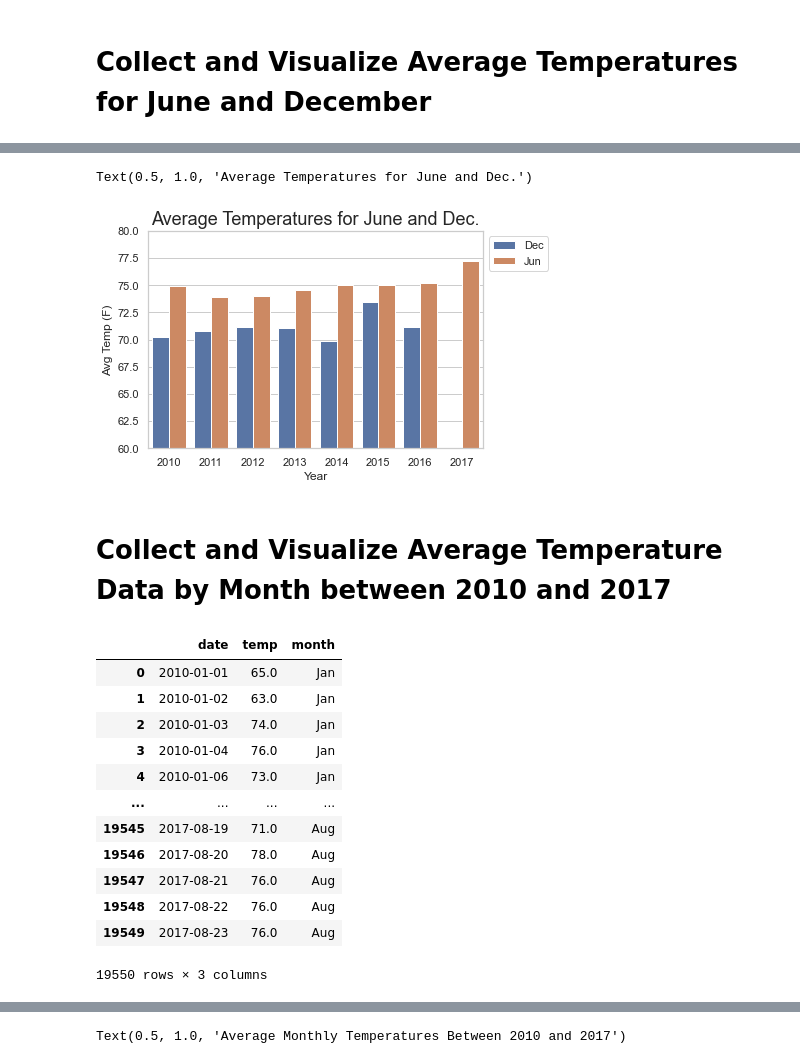
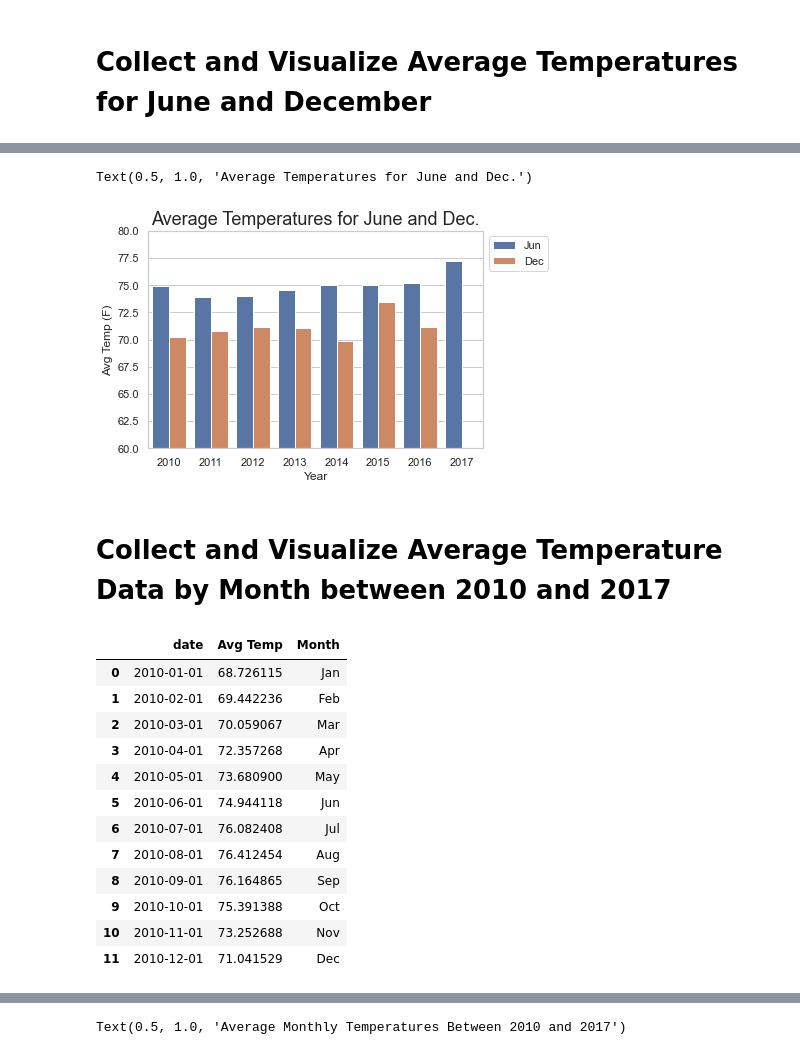
Before and after one commit to wattsr1/Surf-Ice-Cream-Shop-Analysis, a Jupyter notebook: SurfsUp_Challenge.ipynb, the cells around one changed output, grey strips where cells are left out. Drawn from its saved outputs; the diff is of its cells as text; code cells hidden in the pictures.

```diff
--- a/SurfsUp_Challenge.ipynb
+++ b/SurfsUp_Challenge.ipynb
@@ -109,15 +113,18 @@ dec_temp_df.describe()
 # %% [markdown]
 # Collect and Visualize Average Temperatures for June and December
 # %%
-# Create DataFrame of the average temp data of June and Dec by year
-# Combine June and Dec dataframes into a single dataframe
-temp_data = pd.concat([june_temp_df, dec_temp_df],ignore_index=True)
+# Query database for the average temp data of June and Dec by year
+sel = [func.avg(Measurement.tobs)]
+temp_data = session.query(*sel, Measurement.date).filter(func.strftime("%m", Measurement.date).in_(["06", "12"])).\
+group_by(func.strftime("%m", Measurement.date)).group_by(func.strftime("%Y", Measurement.date)).order_by(Measurement.date).all()
+temp_data_df = pd.DataFrame(temp_data, columns = ['Avg Temp', 'date'])
 # Convert date column data to datetime format
-temp_data['date'] = pd.to_datetime(temp_data['date'])
+temp_data_df['date'] = pd.to_datetime(temp_data_df['date'])
 # Create month column for data labelling
-temp_data['month'] = temp_data['date'].dt.month_name().str[:3]
+temp_data_df['Month'] = temp_data_df['date'].dt.month_name().str[:3]
+temp_data_df['Year'] = temp_data_df['date'].dt.year
 # Confirm datatypes of the temperature dataframe
-temp_data.dtypes
+temp_data_df.dtypes
 # View new dataframe to confirm format
-temp_data
+temp_data_df
 # %% [output]
@@ -170,34 +147,35 @@ avg_temp
 # %%
 # Create plot of average temps in June and Dec
 sns.set_theme(style="whitegrid")
-sns.barplot(x="Year", y="Avg Temp", hue='Month', data=avg_temp)
+sns.barplot(x="Year", y="Avg Temp", hue='Month', data=temp_data_df)
 plt.ylim(60, 80)
 plt.ylabel('Avg Temp (F)')
 plt.legend(bbox_to_anchor= (1,1))
 plt.title("Average Temperatures for June and Dec.", fontsize = 18)
 # %% [output]
 Text(0.5, 1.0, 'Average Temperatures for June and Dec.')
-[figure, old version]
+[figure, new version]
 # %% [markdown]
 # Collect and Visualize Average Temperature Data by Month between 2010 and 2017
 # %%
-# Show average temp data per year by month
-temp_all = session.query(Measurement.date, Measurement.tobs).all()
-temp_all = pd.DataFrame(temp_all, columns=['date', 'temp'])
+# Query database for avg temp data by month
+sel = [func.avg(Measurement.tobs)]
+temp_all = session.query(Measurement.date, *sel).group_by(func.strftime("%m", Measurement.date)).all()
+temp_all = pd.DataFrame(temp_all, columns=['date', 'Avg Temp'])
 temp_all['date'] = pd.to_datetime(temp_all['date'])
-temp_all['month'] = temp_all['date'].dt.month_name().str[:3]
+temp_all['Month'] = temp_all['date'].dt.month_name().str[:3]
 temp_all
 # %% [output]
-|  | date | temp | month |
-| 0 | 2010-01-01 | 65.0 | Jan |
-| 1 | 2010-01-02 | 63.0 | Jan |
-| 2 | 2010-01-03 | 74.0 | Jan |
-| 3 | 2010-01-04 | 76.0 | Jan |
-| 4 | 2010-01-06 | 73.0 | Jan |
-| ... | ... | ... | ... |
-| 19545 | 2017-08-19 | 71.0 | Aug |
-| 19546 | 2017-08-20 | 78.0 | Aug |
-| 19547 | 2017-08-21 | 76.0 | Aug |
-| 19548 | 2017-08-22 | 76.0 | Aug |
-| 19549 | 2017-08-23 | 76.0 | Aug |
+|  | date | Avg Temp | Month |
+| 0 | 2010-01-01 | 68.726115 | Jan |
+| 1 | 2010-02-01 | 69.442236 | Feb |
+| 2 | 2010-03-01 | 70.059067 | Mar |
+| 3 | 2010-04-01 | 72.357268 | Apr |
+| 4 | 2010-05-01 | 73.680900 | May |
+| 5 | 2010-06-01 | 74.944118 | Jun |
+| 6 | 2010-07-01 | 76.082408 | Jul |
+| 7 | 2010-08-01 | 76.412454 | Aug |
+| 8 | 2010-09-01 | 76.164865 | Sep |
+| 9 | 2010-10-01 | 75.391388 | Oct |
+| 10 | 2010-11-01 | 73.252688 | Nov |
+| 11 | 2010-12-01 | 71.041529 | Dec |
-19550 rows × 3 columns
```
Also changed, not shown: parts of 17 cells of this notebook, 4 other files.
